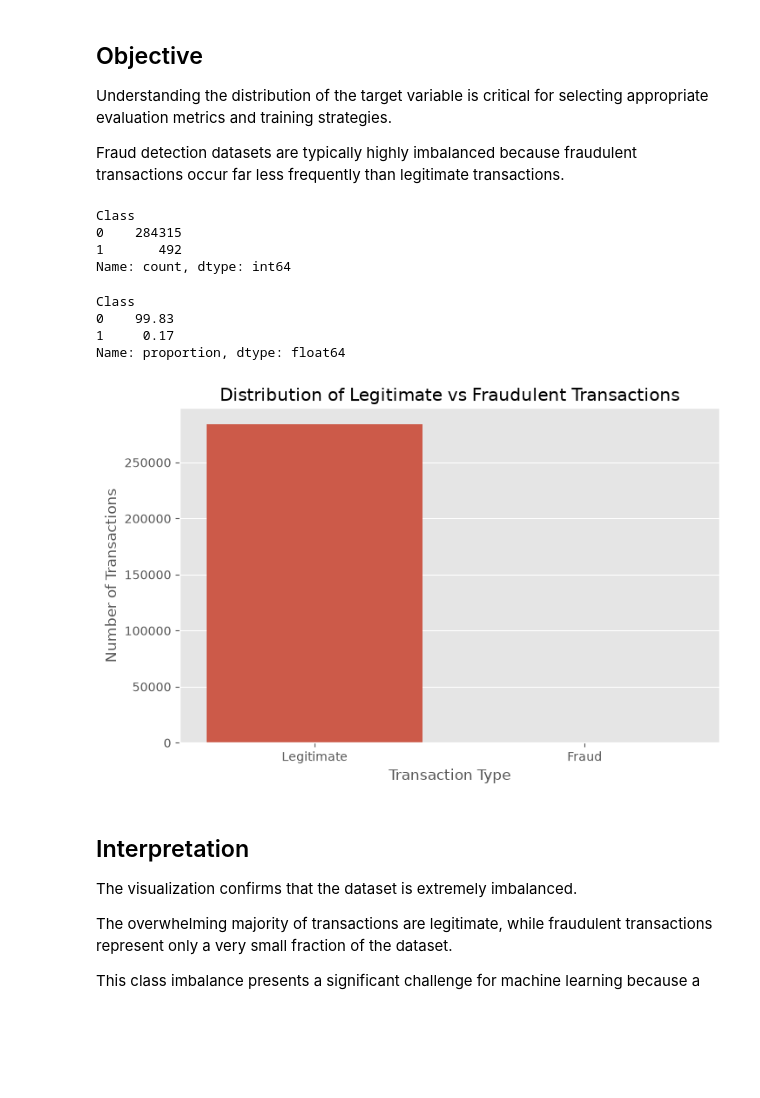
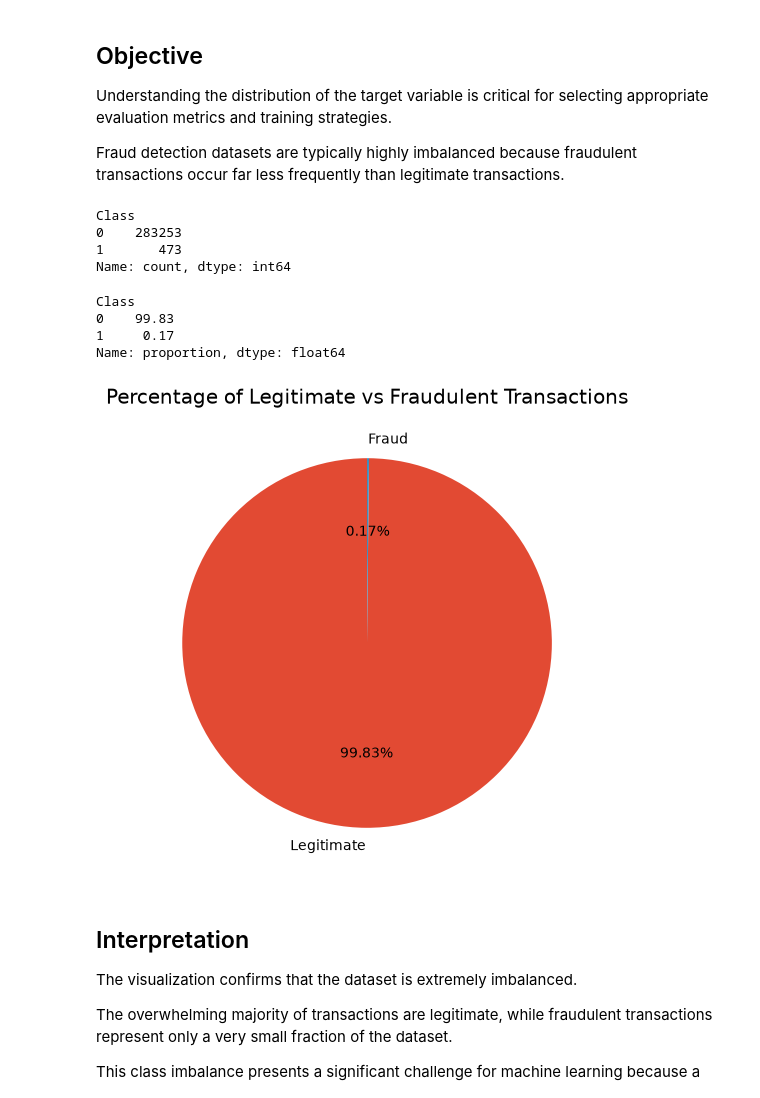
Before and after one commit to jandre3397/FraudShield-AI, a Jupyter notebook: notebooks/01_eda.ipynb, the cells around one changed output. Cells and saved outputs as stored; diff of their text form; code cells hidden in the pictures; blank space fills up the shorter version.

```diff
--- a/notebooks/01_eda.ipynb
+++ b/notebooks/01_eda.ipynb
@@ -203,3 +250,12 @@ duplicates = df.duplicated().sum()
 print(f"Duplicate Transactions: {duplicates}")
 # %% [output]
 Duplicate Transactions: 1081
+# %%
+# Save the original shape before removing duplicates
+original_shape = df.shape
+
+# Remove duplicate transactions
+df = df.drop_duplicates().copy()
+
+print("Original Shape:", original_shape)
+print("New Shape:", df.shape)
@@ -216,8 +281,8 @@ Fraud detection datasets are typically highly imbalanced because fraudulent tran
 df["Class"].value_counts()
 # %% [output]
 Class
-0    284315
-1       492
+0    283253
+1       473
 Name: count, dtype: int64
 # %%
 # Display class percentages
@@ -230,21 +295,26 @@ Class
 1     0.17
 Name: proportion, dtype: float64
 # %%
-plt.figure(figsize=(8,5))
+plt.figure(figsize=(6, 6))
 
-sns.countplot(data=df, x="Class")
+df["Class"].replace({0: "Legitimate", 1: "Fraud"}).value_counts().plot(
+    kind="pie",
+    autopct="%1.2f%%",
+    startangle=90
+)
 
-plt.title("Distribution of Legitimate vs Fraudulent Transactions")
+plt.ylabel("")
+plt.title("Percentage of Legitimate vs Fraudulent Transactions")
 
-plt.xlabel("Transaction Type")
-
-plt.ylabel("Number of Transactions")
-
-plt.xticks([0,1],["Legitimate","Fraud"])
+plt.savefig(
+    "../images/class_distribution_pie.png",
+    dpi=300,
+    bbox_inches="tight"
+)
 
 plt.show()
 # %% [output]
-[figure, old version]
+[figure, new version]
 # %% [markdown]
 ## Interpretation
 
```
Also changed, not shown: parts of 8 cells of this notebook, 9 other files.
